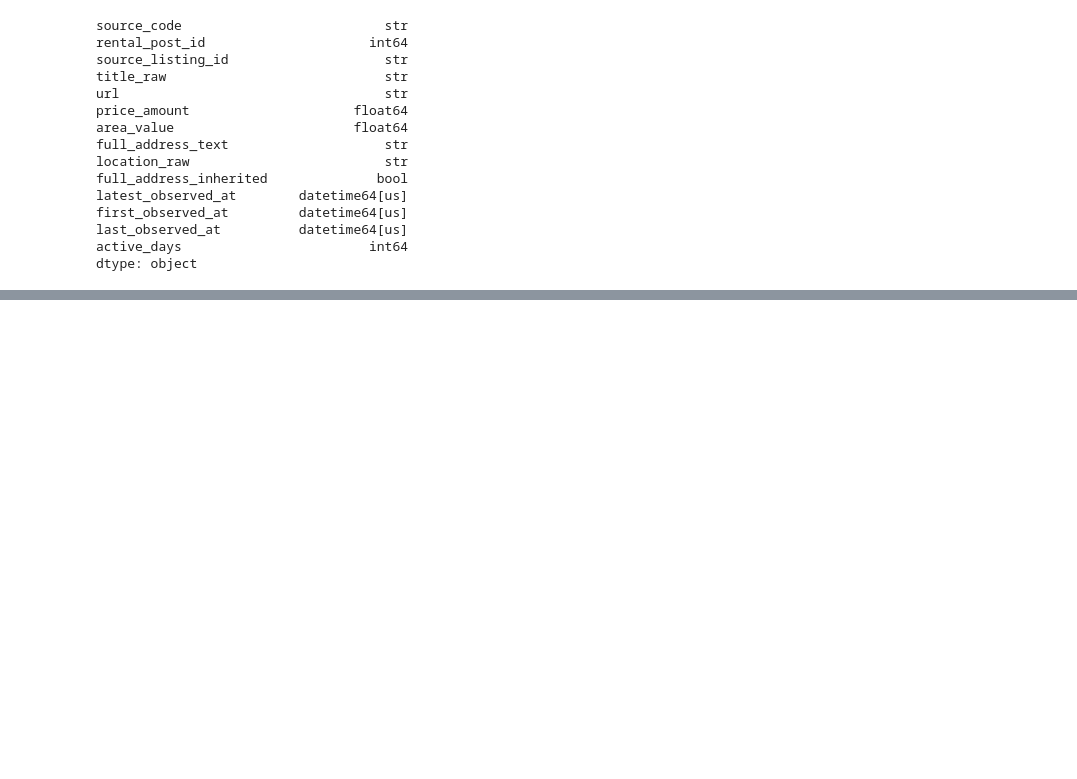
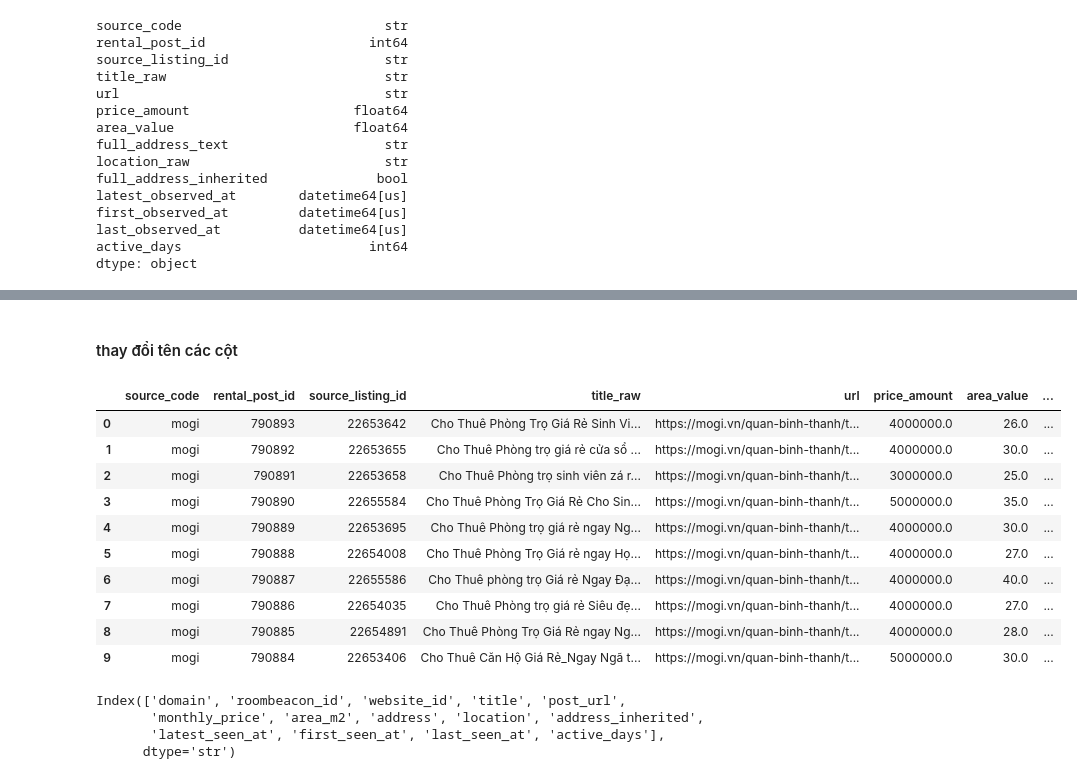
Before and after one commit to HauCoder2005/roombeacon-system, a Jupyter notebook: notebooks/roombeacon_eda.ipynb, the cells around one changed output, grey strips where cells are left out. Drawn from its saved outputs; the diff is of its cells as text; code cells hidden in the pictures; blank space fills up the shorter version.

```diff
--- a/notebooks/roombeacon_eda.ipynb
+++ b/notebooks/roombeacon_eda.ipynb
@@ -385,2 +385,20 @@ nhatot                 3
 tromoi                 1
 Name: count, dtype: int64
+# %% [markdown]
+#### thay đổi tên các cột
+# %%
+df_work = df.copy()
+# %%
+df_work.head(10)
+# %% [output]
+|  | source_code | rental_post_id | source_listing_id | title_raw | url | price_amount | area_value | ... |
+| 0 | mogi | 790893 | 22653642 | Cho Thuê Phòng Trọ Giá Rẻ Sinh Vi... | https://mogi.vn/quan-binh-thanh/t... | 4000000.0 | 26.0 | ... |
+| 1 | mogi | 790892 | 22653655 | Cho Thuê Phòng trọ giá rẻ cửa sổ ... | https://mogi.vn/quan-binh-thanh/t... | 4000000.0 | 30.0 | ... |
+| 2 | mogi | 790891 | 22653658 | Cho Thuê Phòng trọ sinh viên zá r... | https://mogi.vn/quan-binh-thanh/t... | 3000000.0 | 25.0 | ... |
+| 3 | mogi | 790890 | 22655584 | Cho Thuê Phòng Trọ Giá Rẻ Cho Sin... | https://mogi.vn/quan-binh-thanh/t... | 5000000.0 | 35.0 | ... |
+| 4 | mogi | 790889 | 22653695 | Cho Thuê Phòng trọ giá rẻ ngay Ng... | https://mogi.vn/quan-binh-thanh/t... | 4000000.0 | 30.0 | ... |
+| 5 | mogi | 790888 | 22654008 | Cho Thuê Phòng Trọ Giá rẻ ngay Họ... | https://mogi.vn/quan-binh-thanh/t... | 4000000.0 | 27.0 | ... |
+| 6 | mogi | 790887 | 22655586 | Cho Thuê phòng trọ Giá rẻ Ngay Đạ... | https://mogi.vn/quan-binh-thanh/t... | 4000000.0 | 40.0 | ... |
+| 7 | mogi | 790886 | 22654035 | Cho Thuê Phòng trọ giá rẻ Siêu đẹ... | https://mogi.vn/quan-binh-thanh/t... | 4000000.0 | 27.0 | ... |
+| 8 | mogi | 790885 | 22654891 | Cho Thuê Phòng Trọ Giá Rẻ ngay Ng... | https://mogi.vn/quan-binh-thanh/t... | 4000000.0 | 28.0 | ... |
+| 9 | mogi | 790884 | 22653406 | Cho Thuê Căn Hộ Giá Rẻ_Ngay Ngã t... | https://mogi.vn/quan-binh-thanh/t... | 5000000.0 | 30.0 | ... |
@@ -386,0 +425,7 @@ Name: count, dtype: int64
+# %%
+df_work.columns
+# %% [output]
+Index(['domain', 'roombeacon_id', 'website_id', 'title', 'post_url',
+       'monthly_price', 'area_m2', 'address', 'location', 'address_inherited',
+       'latest_seen_at', 'first_seen_at', 'last_seen_at', 'active_days'],
+      dtype='str')
```
Also changed, not shown: parts of 23 cells of this notebook, 2 other files.
